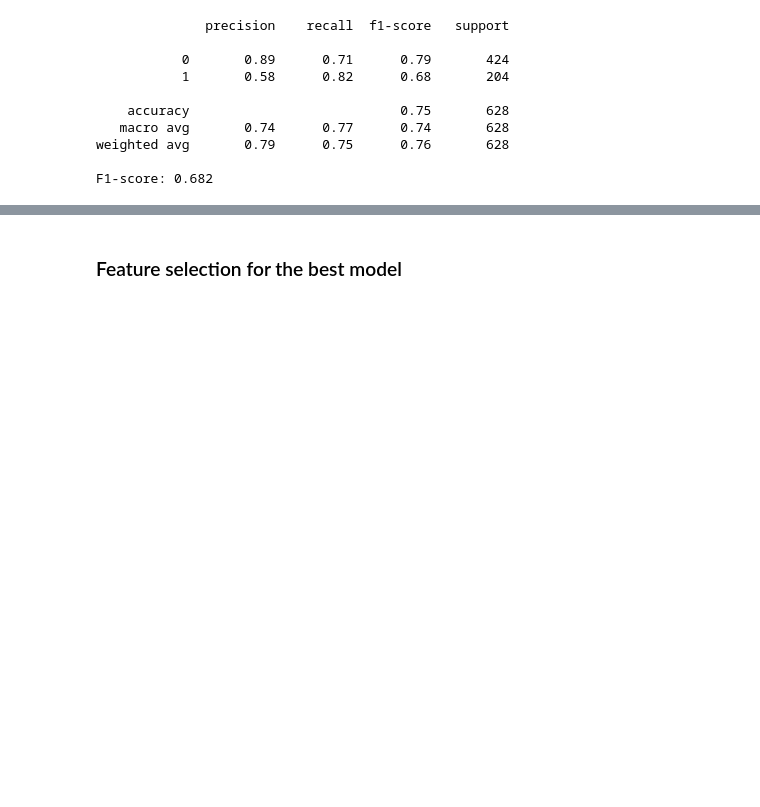
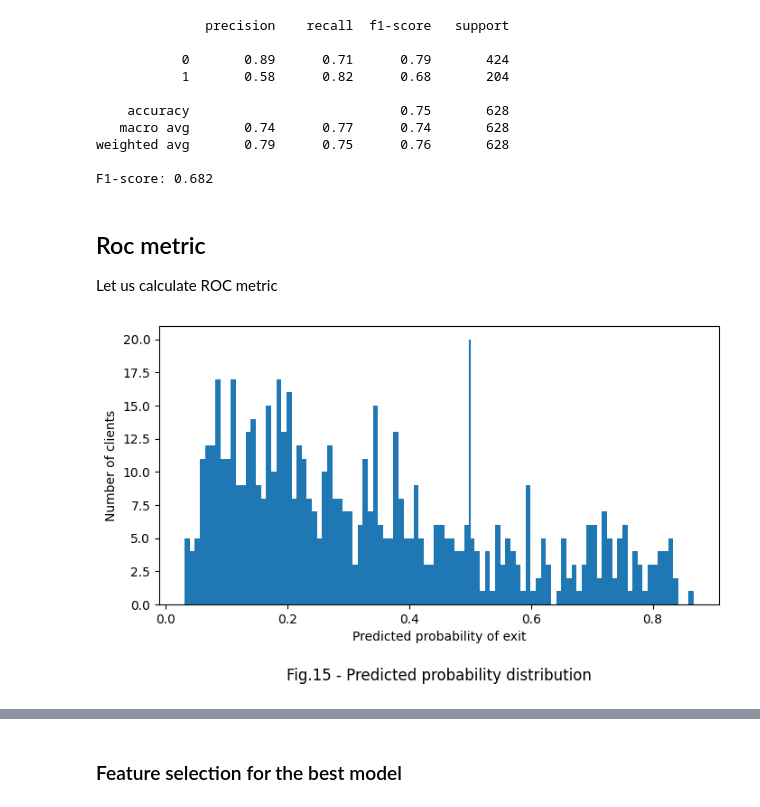
Before and after one commit to Alex1iv/Bank_customers_outflow, a Jupyter notebook: notebooks/Bank_clients_en.ipynb, the cells around one changed output, grey strips where cells are left out. Saved outputs shown, nothing was run; the diff lists cells and outputs as text; code cells hidden in the pictures; blank space fills up the shorter version.

```diff
--- a/notebooks/Bank_clients_en.ipynb
+++ b/notebooks/Bank_clients_en.ipynb
@@ -805,3 +810,24 @@ print('F1-score:', metrics.f1_score(y_test, y_pred_opt).round(3))
 weighted avg       0.79      0.75      0.76       628
 
 F1-score: 0.682
+# %% [markdown]
+## Roc metric
+
+Let us calculate ROC metric
+# %%
+y_test_prob = rf.predict_proba(np.array(X_test))[:, 1]
+
+# Estimate the number of bins
+unique, counts = np.unique(y_test_prob.round(2), return_counts=True)
+
+fig, ax = plt.subplots(figsize=(8, 4))
+ax.hist(y_test_prob, bins=100)
+ax.vlines(0.5, 0, np.max(counts))
+
+ax.set_title('Fig.15 - Predicted probability distribution', y=-0.3)
+ax.set_xlabel('Predicted probability of exit')
+ax.set_ylabel('Number of clients');
+
+plt.savefig('../figures/fig_15.png')
+# %% [output]
+[figure, added]
```
Also changed, not shown: parts of 11 cells of this notebook.
